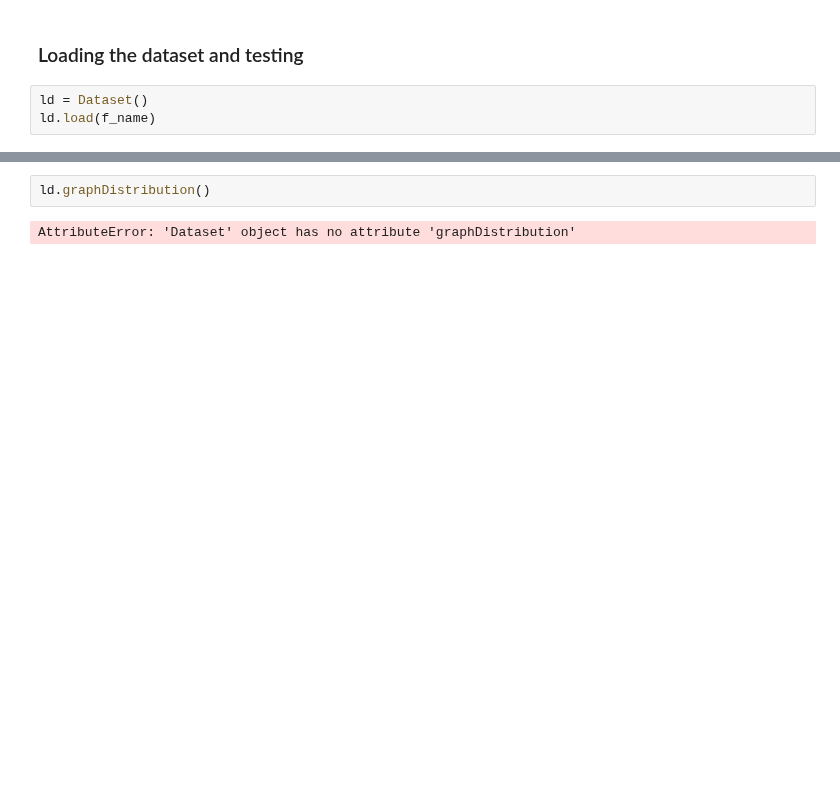
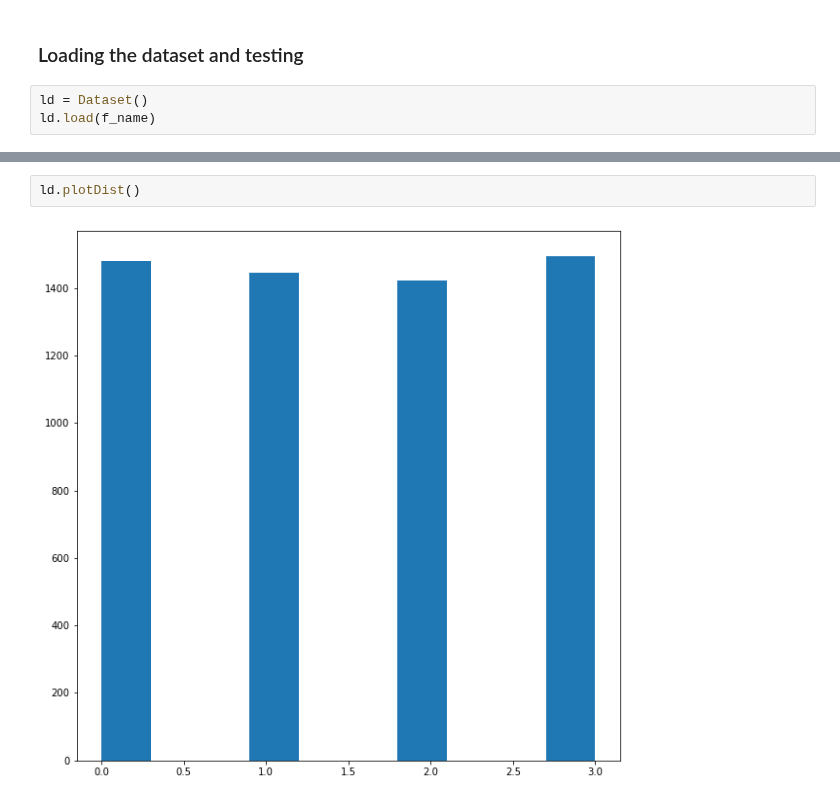
Before and after one commit to PratikGarai/MNIST-Federated, a Jupyter notebook: 04_Orientation_Model/Dataset Generation.ipynb, the cells around one changed output, grey strips where cells are left out. Cells and saved outputs as stored; diff of their text form; blank space fills up the shorter version.

```diff
--- a/04_Orientation_Model/Dataset Generation.ipynb
+++ b/04_Orientation_Model/Dataset Generation.ipynb
@@ -181,4 +181,4 @@ ld.printSlice(3, 4)
 # %%
-ld.graphDistribution()
+ld.plotDist()
 # %% [output]
-AttributeError: 'Dataset' object has no attribute 'graphDistribution'
+[figure, added]
```
Also changed, not shown: parts of 4 cells of this notebook, 3 other files.
